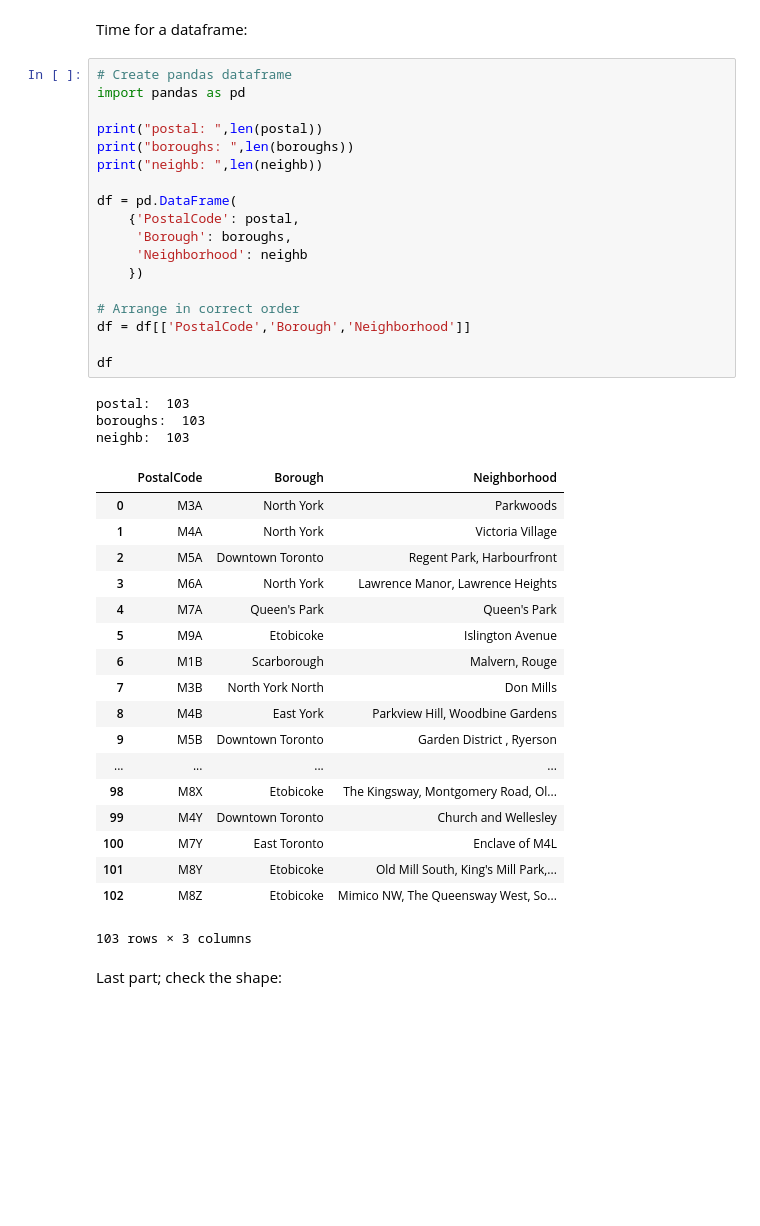
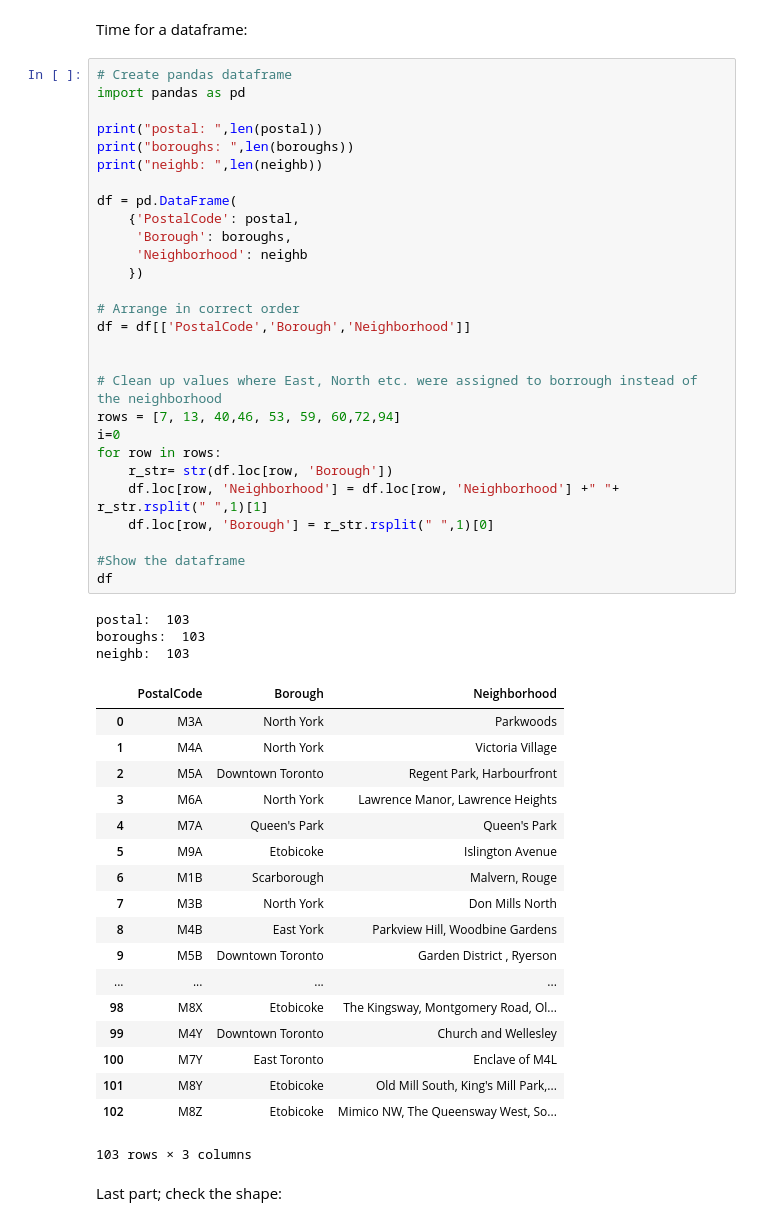
Before and after one commit to dhafnar/ibm_coursera_capostone_project, a Jupyter notebook: Toronto PT1 - DH.ipynb, the cells around one changed output. Saved outputs shown, nothing was run; the diff lists cells and outputs as text; blank space fills up the shorter version.

```diff
--- a/Toronto PT1 - DH.ipynb
+++ b/Toronto PT1 - DH.ipynb
@@ -210,34 +211,44 @@ Time for a dataframe:
 # %%
 # Create pandas dataframe
 import pandas as pd
 
 print("postal: ",len(postal))
 print("boroughs: ",len(boroughs))
 print("neighb: ",len(neighb))
 
 df = pd.DataFrame(
     {'PostalCode': postal,
      'Borough': boroughs,
      'Neighborhood': neighb
     })
 
 # Arrange in correct order
 df = df[['PostalCode','Borough','Neighborhood']]
 
+
+# Clean up values where East, North etc. were assigned to borrough instead of the neighborhood
+rows = [7, 13, 40,46, 53, 59, 60,72,94]
+i=0
+for row in rows:
+    r_str= str(df.loc[row, 'Borough'])
+    df.loc[row, 'Neighborhood'] = df.loc[row, 'Neighborhood'] +" "+ r_str.rsplit(" ",1)[1]
+    df.loc[row, 'Borough'] = r_str.rsplit(" ",1)[0]
+
+#Show the dataframe
 df
 # %% [output]
 postal:  103
 boroughs:  103
 neighb:  103
 |  | PostalCode | Borough | Neighborhood |
 | 0 | M3A | North York | Parkwoods |
 | 1 | M4A | North York | Victoria Village |
 | 2 | M5A | Downtown Toronto | Regent Park, Harbourfront |
 | 3 | M6A | North York | Lawrence Manor, Lawrence Heights |
 | 4 | M7A | Queen's Park | Queen's Park |
 | 5 | M9A | Etobicoke | Islington Avenue |
 | 6 | M1B | Scarborough | Malvern, Rouge |
-| 7 | M3B | North York North | Don Mills |
+| 7 | M3B | North York | Don Mills North |
 | 8 | M4B | East York | Parkview Hill, Woodbine Gardens |
 | 9 | M5B | Downtown Toronto | Garden District , Ryerson |
 | ... | ... | ... | ... |
```
Also changed, not shown: parts of 2 cells of this notebook.
